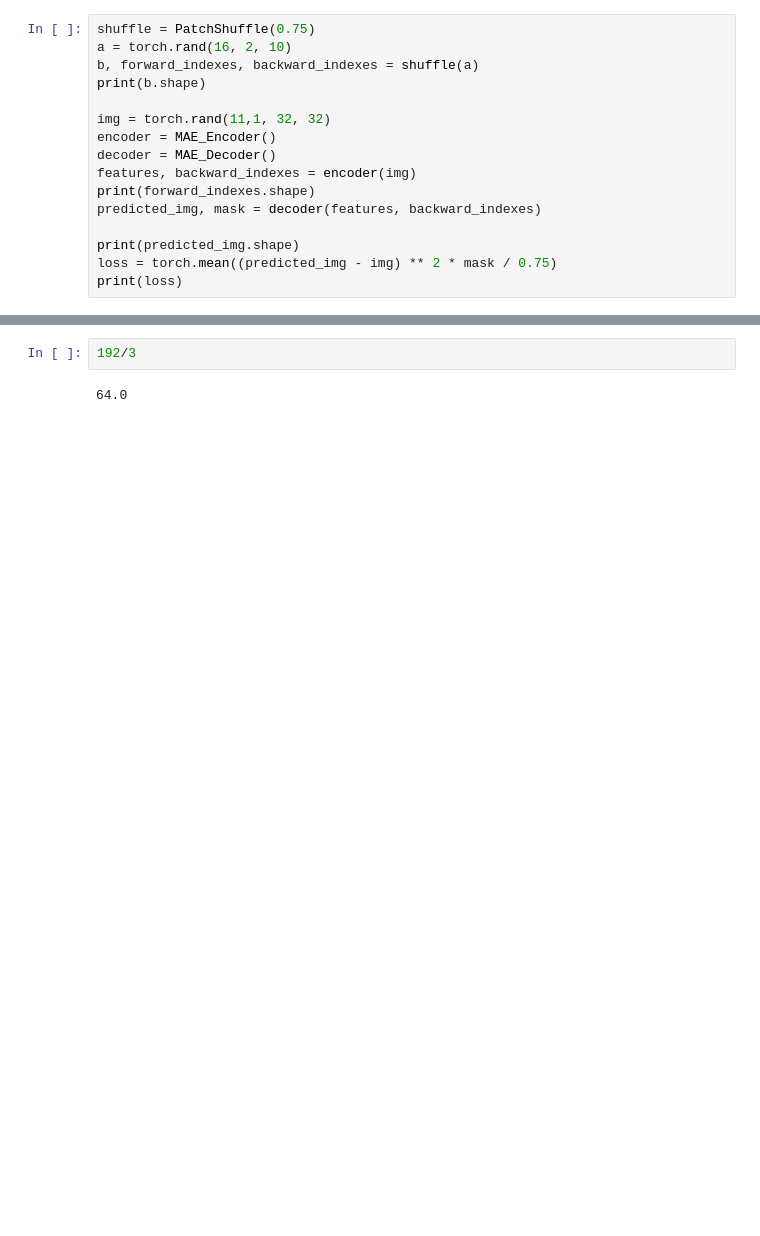
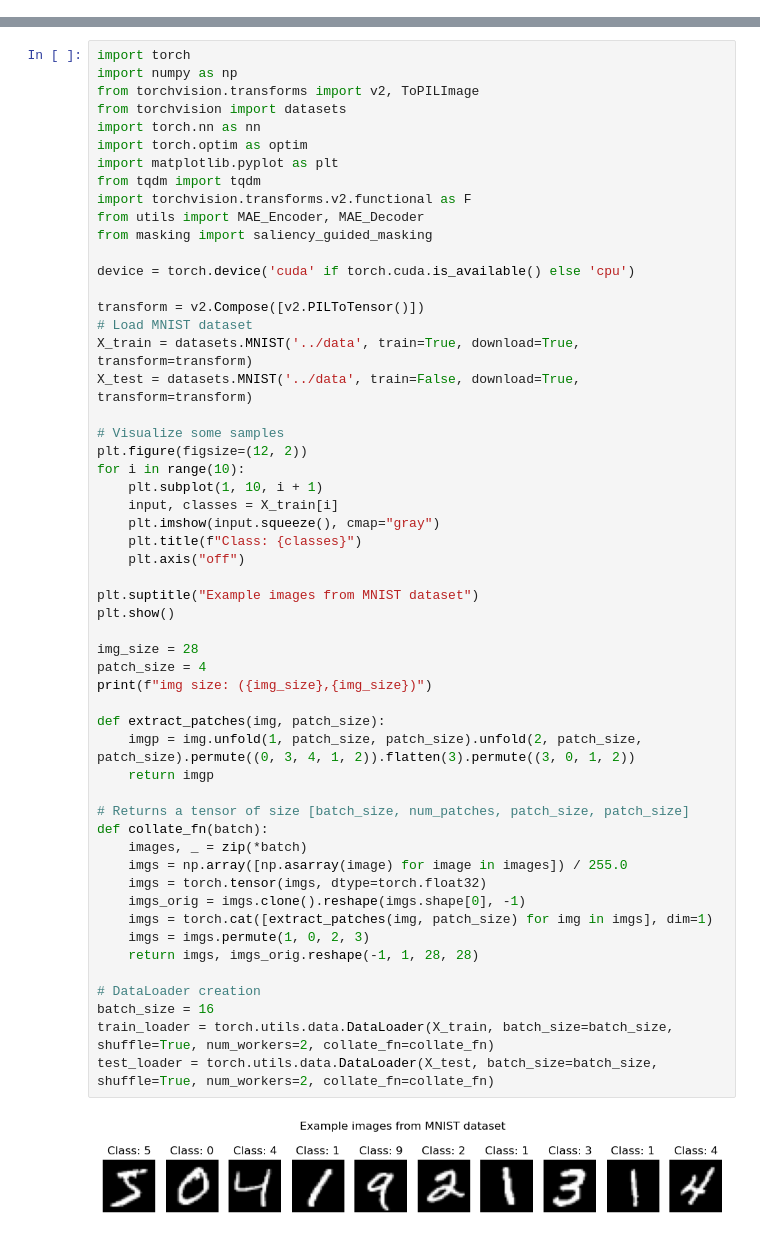
Before and after one commit to Jookare/Transformers, a Jupyter notebook: Masked autoencoder/sandbox.ipynb, the cells around one changed output, grey strips where cells are left out. Cells and saved outputs as stored; diff of their text form; blank space fills up the shorter version.

```diff
--- a/Masked autoencoder/sandbox.ipynb
+++ b/Masked autoencoder/sandbox.ipynb
@@ -159,16 +0,0 @@ class MAE_Decoder(nn.Module):
-# %%
-shuffle = PatchShuffle(0.75)
-a = torch.rand(16, 2, 10)
-b, forward_indexes, backward_indexes = shuffle(a)
-print(b.shape)
-
-img = torch.rand(11,1, 32, 32)
-encoder = MAE_Encoder()
-decoder = MAE_Decoder()
-features, backward_indexes = encoder(img)
-print(forward_indexes.shape)
-predicted_img, mask = decoder(features, backward_indexes)
-
-print(predicted_img.shape)
-loss = torch.mean((predicted_img - img) ** 2 * mask / 0.75)
-print(loss)
@@ -180,4 +1,56 @@ tensor(0.4754, grad_fn=<MeanBackward0>)
-# %%
-192/3
-# %% [output]
-64.0
+# %%
+import torch
+import numpy as np
+from torchvision.transforms import v2, ToPILImage
+from torchvision import datasets
+import torch.nn as nn
+import torch.optim as optim
+import matplotlib.pyplot as plt
+from tqdm import tqdm
+import torchvision.transforms.v2.functional as F
+from utils import MAE_Encoder, MAE_Decoder
+from masking import saliency_guided_masking
+
+device = torch.device('cuda' if torch.cuda.is_available() else 'cpu')
+
+transform = v2.Compose([v2.PILToTensor()])
+# Load MNIST dataset
+X_train = datasets.MNIST('../data', train=True, download=True, transform=transform)
+X_test = datasets.MNIST('../data', train=False, download=True, transform=transform)
+
+# Visualize some samples
+plt.figure(figsize=(12, 2))
+for i in range(10):
+    plt.subplot(1, 10, i + 1)
+    input, classes = X_train[i]
+    plt.imshow(input.squeeze(), cmap="gray")
+    plt.title(f"Class: {classes}")
+    plt.axis("off")
+
+plt.suptitle("Example images from MNIST dataset")
+plt.show()
+
+img_size = 28
+patch_size = 4
+print(f"img size: ({img_size},{img_size})")
+
+def extract_patches(img, patch_size):
+    imgp = img.unfold(1, patch_size, patch_size).unfold(2, patch_size, patch_size).permute((0, 3, 4, 1, 2)).flatten(3).permute((3, 0, 1, 2))
+    return imgp
+
+# Returns a tensor of size [batch_size, num_patches, patch_size, patch_size]
+def collate_fn(batch):
+    images, _ = zip(*batch)
+    imgs = np.array([np.asarray(image) for image in images]) / 255.0
+    imgs = torch.tensor(imgs, dtype=torch.float32)
+    imgs_orig = imgs.clone().reshape(imgs.shape[0], -1)
+    imgs = torch.cat([extract_patches(img, patch_size) for img in imgs], dim=1)
+    imgs = imgs.permute(1, 0, 2, 3)
+    return imgs, imgs_orig.reshape(-1, 1, 28, 28)
+
+# DataLoader creation
+batch_size = 16
+train_loader = torch.utils.data.DataLoader(X_train, batch_size=batch_size, shuffle=True, num_workers=2, collate_fn=collate_fn)
+test_loader = torch.utils.data.DataLoader(X_test, batch_size=batch_size, shuffle=True, num_workers=2, collate_fn=collate_fn)
+# %% [output]
+[figure, added]
```
Also changed, not shown: parts of 10 cells of this notebook, 3 other files.
